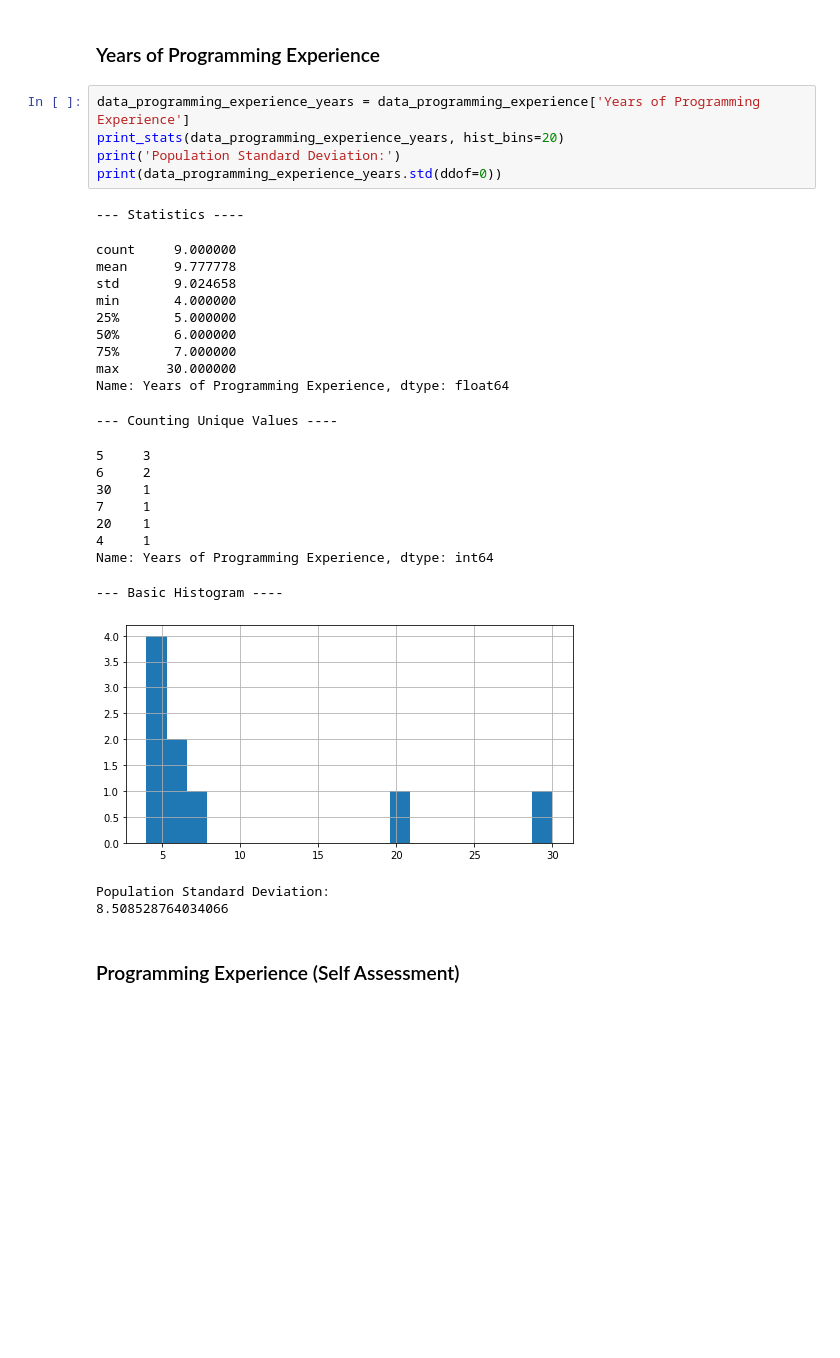
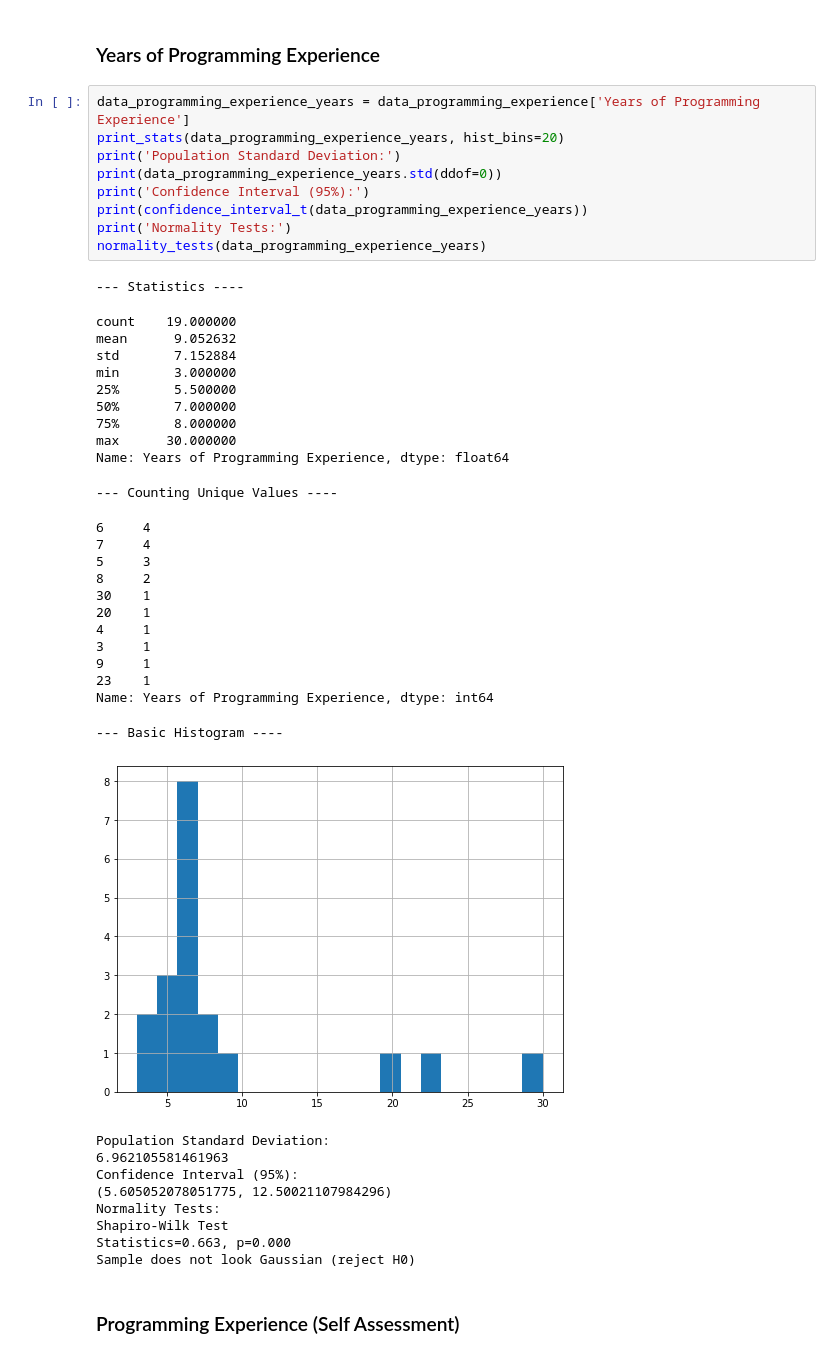
Before and after one commit to YanuX-Framework/YanuX-Cruncher, a Jupyter notebook: YanuXSkeletronUserStudy.ipynb, the cells around one changed output. Saved outputs shown, nothing was run; the diff lists cells and outputs as text; blank space fills up the shorter version.

```diff
--- a/YanuXSkeletronUserStudy.ipynb
+++ b/YanuXSkeletronUserStudy.ipynb
@@ -291,31 +509,45 @@ data_programming_experience
 # %%
 data_programming_experience_years = data_programming_experience['Years of Programming Experience']
 print_stats(data_programming_experience_years, hist_bins=20)
 print('Population Standard Deviation:')
 print(data_programming_experience_years.std(ddof=0))
+print('Confidence Interval (95%):')
+print(confidence_interval_t(data_programming_experience_years))
+print('Normality Tests:')
+normality_tests(data_programming_experience_years)
 # %% [output]
 --- Statistics ----
-count     9.000000
-mean      9.777778
-std       9.024658
-min       4.000000
-25%       5.000000
-50%       6.000000
-75%       7.000000
+count    19.000000
+mean      9.052632
+std       7.152884
+min       3.000000
+25%       5.500000
+50%       7.000000
+75%       8.000000
 max      30.000000
 Name: Years of Programming Experience, dtype: float64
 --- Counting Unique Values ----
+6     4
+7     4
 5     3
-6     2
+8     2
 30    1
-7     1
 20    1
 4     1
+3     1
+9     1
+23    1
 Name: Years of Programming Experience, dtype: int64
 --- Basic Histogram ----
-[figure, old version]
+[figure, new version]
 Population Standard Deviation:
-8.508528764034066
+6.962105581461963
+Confidence Interval (95%):
+(5.605052078051775, 12.50021107984296)
+Normality Tests:
+Shapiro-Wilk Test
+Statistics=0.663, p=0.000
+Sample does not look Gaussian (reject H0)
 # %% [markdown]
 ### Programming Experience (Self Assessment)
 # %%
```
Also changed, not shown: parts of 66 cells of this notebook, 1 other file.
